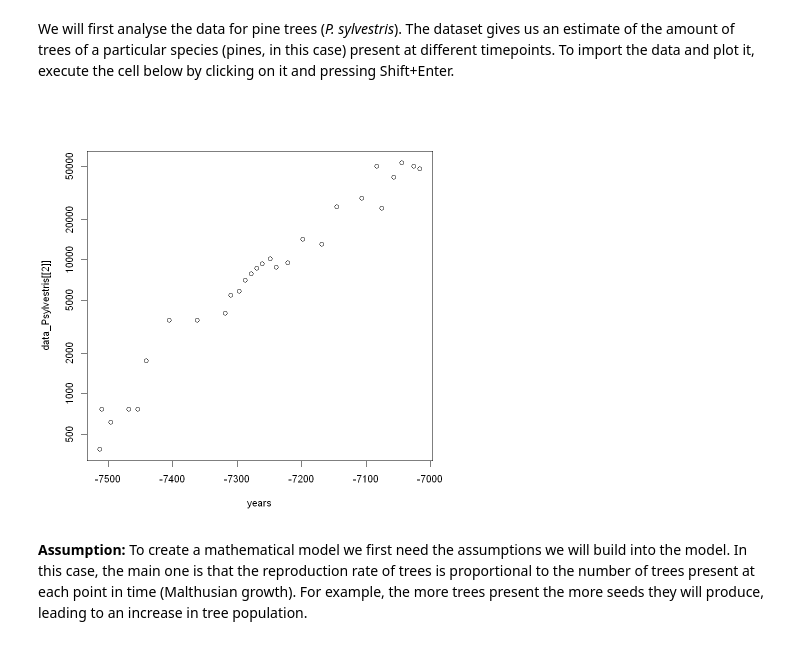
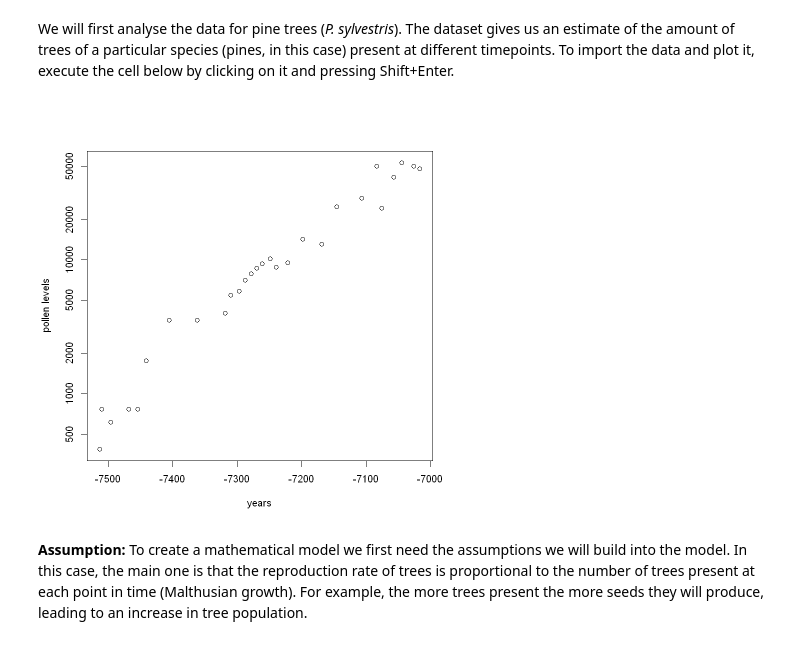
Before and after one commit to AMovillaMiangolarra/Seminars, a Jupyter notebook: Seminar1511.ipynb, the cells around one changed output. Saved outputs shown, nothing was run; the diff lists cells and outputs as text; code cells hidden in the pictures.

```diff
--- a/Seminar1511.ipynb
+++ b/Seminar1511.ipynb
@@ -11,9 +11,9 @@ We will first analyse the data for pine trees (*P. sylvestris*). The dataset giv
 # %%
 data_Psylvestris <-read.csv("Bennet_1983_Psylvestris.csv") #Imports the data from the paper from the csv file.
 years<-1983-data_Psylvestris[[1]] #The data is in "years ago" - this line changes it to years BC.
-plot(years, data_Psylvestris[[2]], log="y") #Plots the data in logarithmic scale.
+plot(years, data_Psylvestris[[2]], log="y", xlab="years", ylab="pollen levels") #Plots the data in logarithmic scale.
 # %% [output]
-[figure, old version]
+[figure, new version]
 # %% [markdown]
 **Assumption:** To create a mathematical model we first need the assumptions we will build into the model. In this case, the main one is that the reproduction rate of trees is proportional to the number of trees present at each point in time (Malthusian growth). For example, the more trees present the more seeds they will produce, leading to an increase in tree population.
 # %% [markdown]
```
Also changed, not shown: parts of 7 cells of this notebook.
